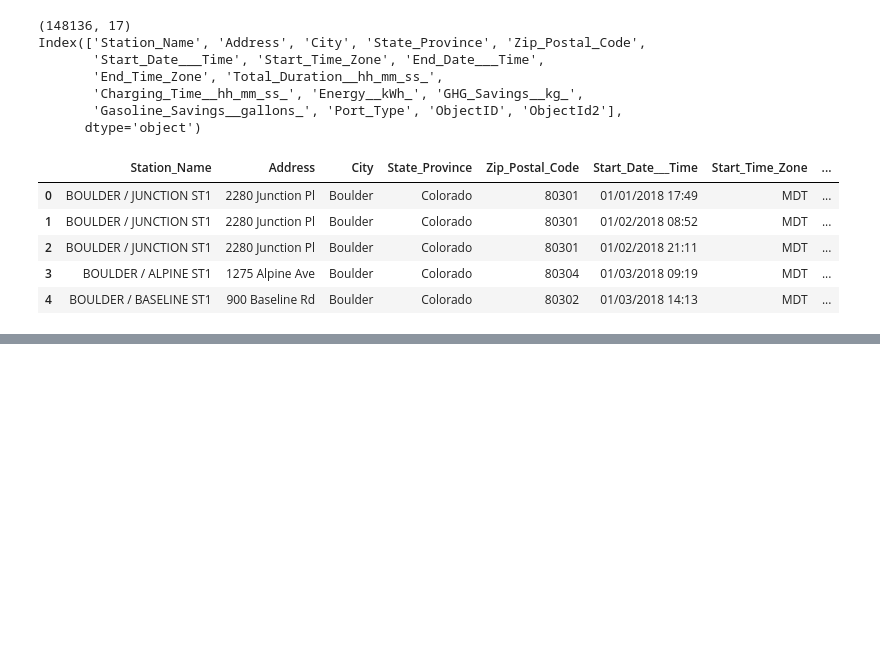
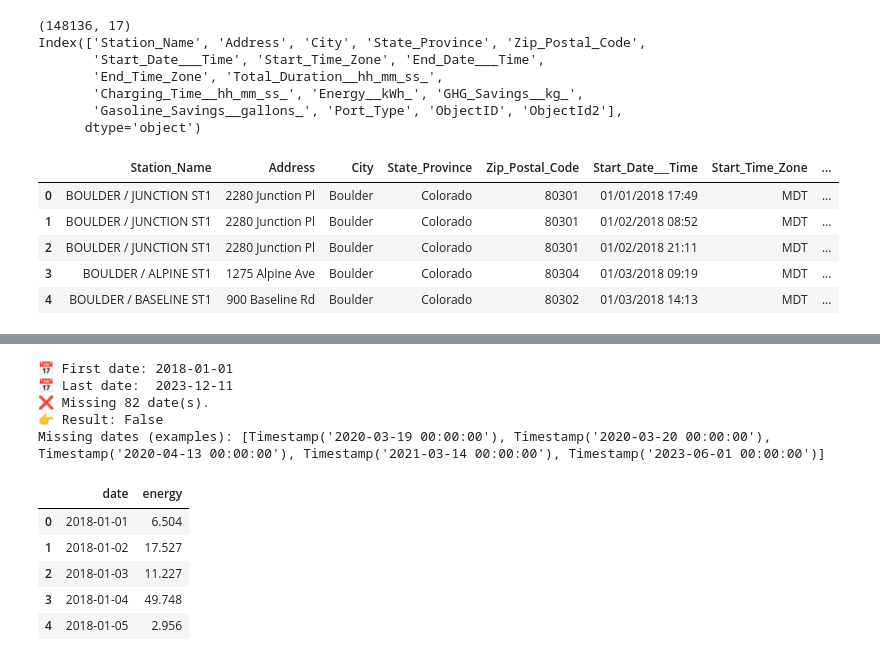
Before and after one commit to hamoudi-med-khalil/EVCS, a Jupyter notebook: notebooks/01_data_cleaning_and_aggregation.ipynb, the cells around one changed output, grey strips where cells are left out. Drawn from its saved outputs; the diff is of its cells as text; code cells hidden in the pictures; blank space fills up the shorter version.

```diff
--- a/notebooks/01_data_cleaning_and_aggregation.ipynb
+++ b/notebooks/01_data_cleaning_and_aggregation.ipynb
@@ -96,0 +236,50 @@ print(f"\n✅ Aggregated data shape: {ev_daily.shape}")
+# %%
+#  Rename 'Energy__kWh_' to 'energy'
+ev_daily.rename(columns={'Energy__kWh_': 'energy'}, inplace=True)
+# 2️ Rename 'Energy__kWh_' to 'energy'
+ev_daily.rename(columns={'Start_Date___Time': 'date'}, inplace=True)
+# %%
+
+# Ensure 'date' column is datetime
+ev_daily['date'] = pd.to_datetime(ev_daily['date'])
+
+# 1️⃣ First and Last Dates
+first_date = ev_daily['date'].min()
+last_date = ev_daily['date'].max()
+
+print(f"📅 First date: {first_date.date()}")
+print(f"📅 Last date:  {last_date.date()}")
+
+# 2️⃣ Check for missing dates
+# Create full expected date range
+full_range = pd.date_range(start=first_date, end=last_date)
+
+# Get actual dates in the dataset
+actual_dates = pd.to_datetime(ev_daily['date'].unique())
+
+# Identify any missing dates
+missing_dates = set(full_range) - set(actual_dates)
+
+# Result
+if not missing_dates:
+    print("✅ No missing dates. All dates are present.")
+    print("👉 Result: True")
+else:
+    print(f"❌ Missing {len(missing_dates)} date(s).")
+    print("👉 Result: False")
+    print("Missing dates (examples):", sorted(list(missing_dates))[:5])
+# %% [output]
+📅 First date: 2018-01-01
+📅 Last date:  2023-12-11
+❌ Missing 82 date(s).
+👉 Result: False
+Missing dates (examples): [Timestamp('2020-03-19 00:00:00'), Timestamp('2020-03-20 00:00:00'), Timestamp('2020-04-13 00:00:00'), Timestamp('2021-03-14 00:00:00'), Timestamp('2023-06-01 00:00:00')]
+# %%
+ev_daily.head()
+# %% [output]
+|  | date | energy |
+| 0 | 2018-01-01 | 6.504 |
+| 1 | 2018-01-02 | 17.527 |
+| 2 | 2018-01-03 | 11.227 |
+| 3 | 2018-01-04 | 49.748 |
+| 4 | 2018-01-05 | 2.956 |
```
Also changed, not shown: parts of 20 cells of this notebook.
